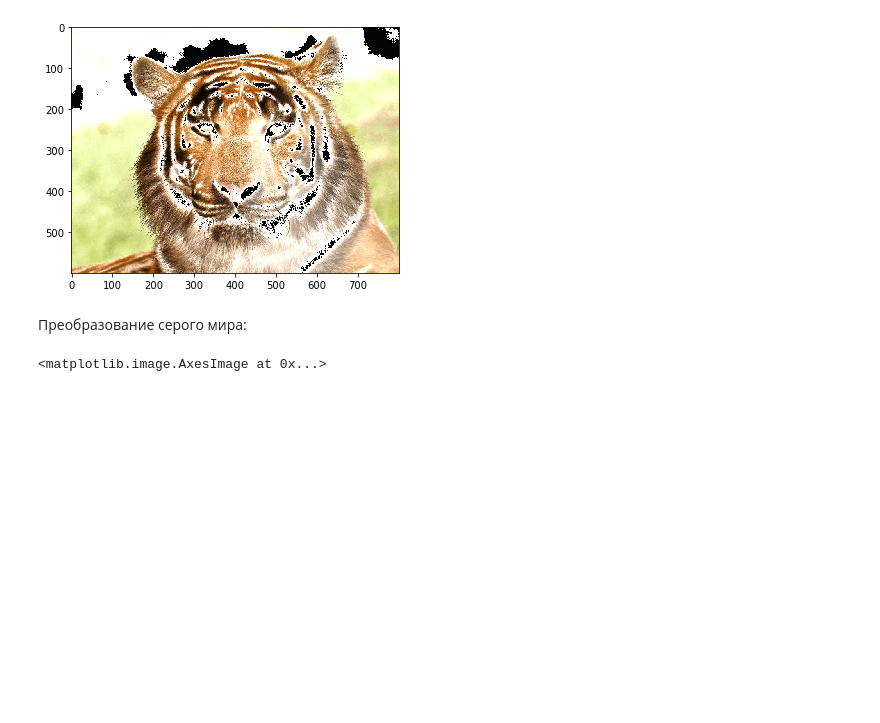
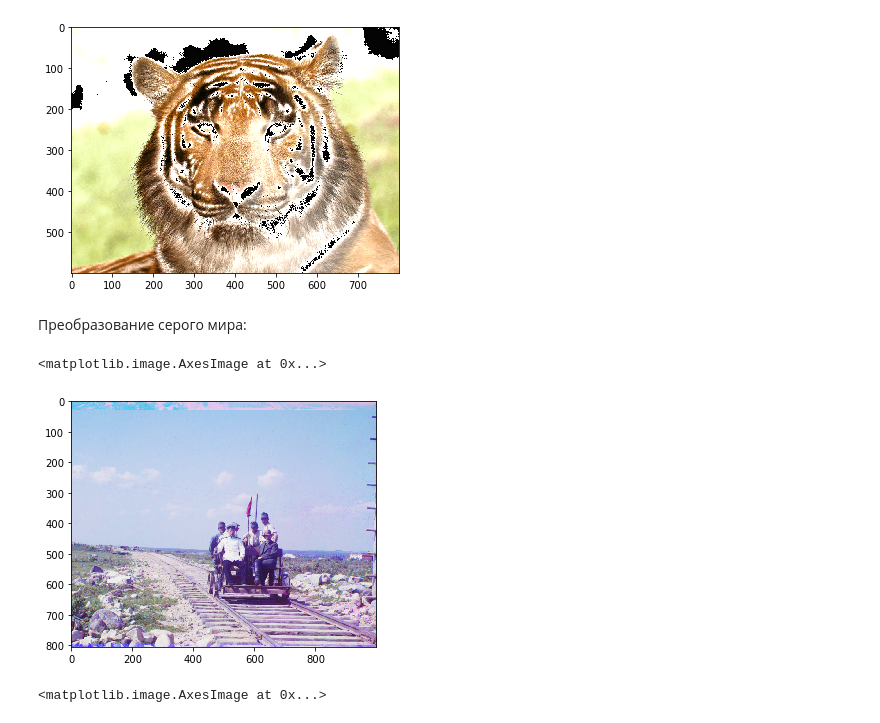
Before and after one commit to e-kondr01/cs173, a Jupyter notebook: module2/stepik_module2.ipynb, the cells around one changed output. Cells and saved outputs as stored; diff of their text form; code cells hidden in the pictures; blank space fills up the shorter version.

```diff
--- a/module2/stepik_module2.ipynb
+++ b/module2/stepik_module2.ipynb
@@ -103,6 +108,11 @@ imshow(img1)
 [figure]
 # %% [markdown]
 Преобразование серого мира:
+# %%
+imshow('railroad.png')
+# %% [output]
+<matplotlib.image.AxesImage at 0x...>
+[figure, added]
 # %%
 from numpy import average
 
```
Also changed, not shown: parts of 4 cells of this notebook, 1 other file.
